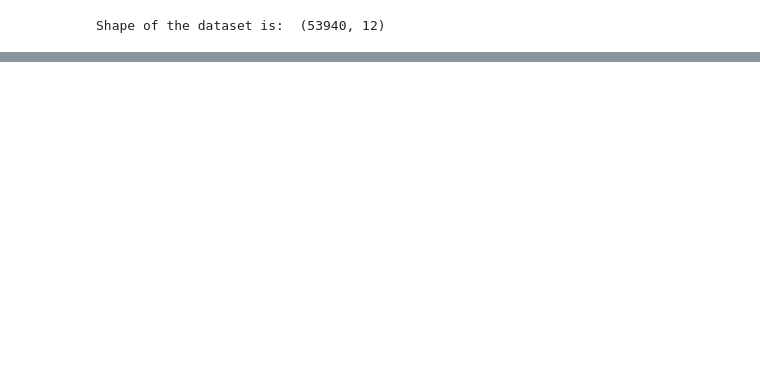
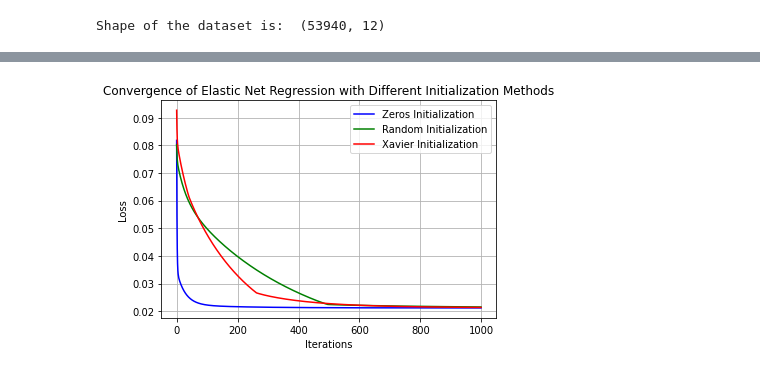
Before and after one commit to Ganesh-Kdt/Classification-and-Regression-Model-From-Scratch, a Jupyter notebook: ganeshdi_sushreen_assignment1_part4.ipynb, the cells around one changed output, grey strips where cells are left out. Saved outputs shown, nothing was run; the diff lists cells and outputs as text; code cells hidden in the pictures; blank space fills up the shorter version.

```diff
--- a/ganeshdi_sushreen_assignment1_part4.ipynb
+++ b/ganeshdi_sushreen_assignment1_part4.ipynb
@@ -56,0 +220,15 @@ dtype: int64
+# %%
+#normalizing the feature and target variable values using min max normalization
+def min_max_normalize(train_data, test_data):
+    min_val = np.min(train_data, axis=0) #min and max values are taken from the training data
+    max_val = np.max(train_data, axis=0)
+    #Normalizing training and testing data
+    normalized_training_data = (train_data - min_val) / (max_val - min_val)
+    normalized_testing_data = (test_data - min_val) / (max_val - min_val)  #Using training set's min and max to normalize test data
+    return normalized_training_data, normalized_testing_data
+# %%
+#Normalizing the X and Y values
+X_train, X_test = min_max_normalize(X_train, X_test)
+Y_train, Y_test = min_max_normalize(Y_train, Y_test)
+print("Normalized X_train:\n", X_train)
+print("Normalized y_train:\n", Y_train)
@@ -56,0 +253,3 @@ dtype: int64
+# %%
+X = X_train
+Y = Y_train
@@ -56,0 +377,43 @@ dtype: int64
+# %%
+#Experimenting with different weight initialization methods
+def weight_initialization_test(hyperparameters, X_train, Y_train, X_test, Y_test):
+    results = []
+    for alpha, iters, lambda1, lambda2, init_method, color in hyperparameters:
+        model = elastic_net_regression(lambda1, lambda2, alpha, iters, init_method)
+        model.fit(X_train, Y_train)
+        y_hat = model.predict(X_test)
+        mse = np.mean((Y_test - y_hat) ** 2)
+        r2 = r_square(Y_test, y_hat)
+        #storing the results for analysis
+        results.append({
+            'init_method': init_method,
+            'learning_rate': alpha,
+            'iterations': iters,
+            'lambda1': lambda1,
+            'lambda2': lambda2,
+            'mse': mse,
+            'r2': r2,
+            'losses': model.losses
+        })
+        print(f"Initialization: {init_method}, MSE: {mse:.4f}, R-squared: {r2:.4f}")
+
+        #plotting the convergence graph for each initialization method
+        plt.plot(range(len(model.losses)), model.losses, label=f'{init_method.capitalize()} Initialization', color=color)
+
+    plt.xlabel('Iterations')
+    plt.ylabel('Loss')
+    plt.title('Convergence of Elastic Net Regression with Different Initialization Methods')
+    plt.legend()
+    plt.grid(True)
+    plt.show()
+    return results
+
+#Testing different weight initialization methods with the same hyperparameters
+hyperparameters = [
+    (0.1, 1000, 0.01, 0.01, 'zeros', 'blue'),
+    (0.1, 1000, 0.01, 0.01, 'random', 'green'),
+    (0.1, 1000, 0.01, 0.01, 'xavier', 'red')
+]
+
+result = weight_initialization_test(hyperparameters, X_train, Y_train, X_test, Y_test)
+# %% [output]
@@ -56,0 +437 @@ dtype: int64
+[figure, added]
```
Also changed, not shown: parts of 22 cells of this notebook.
